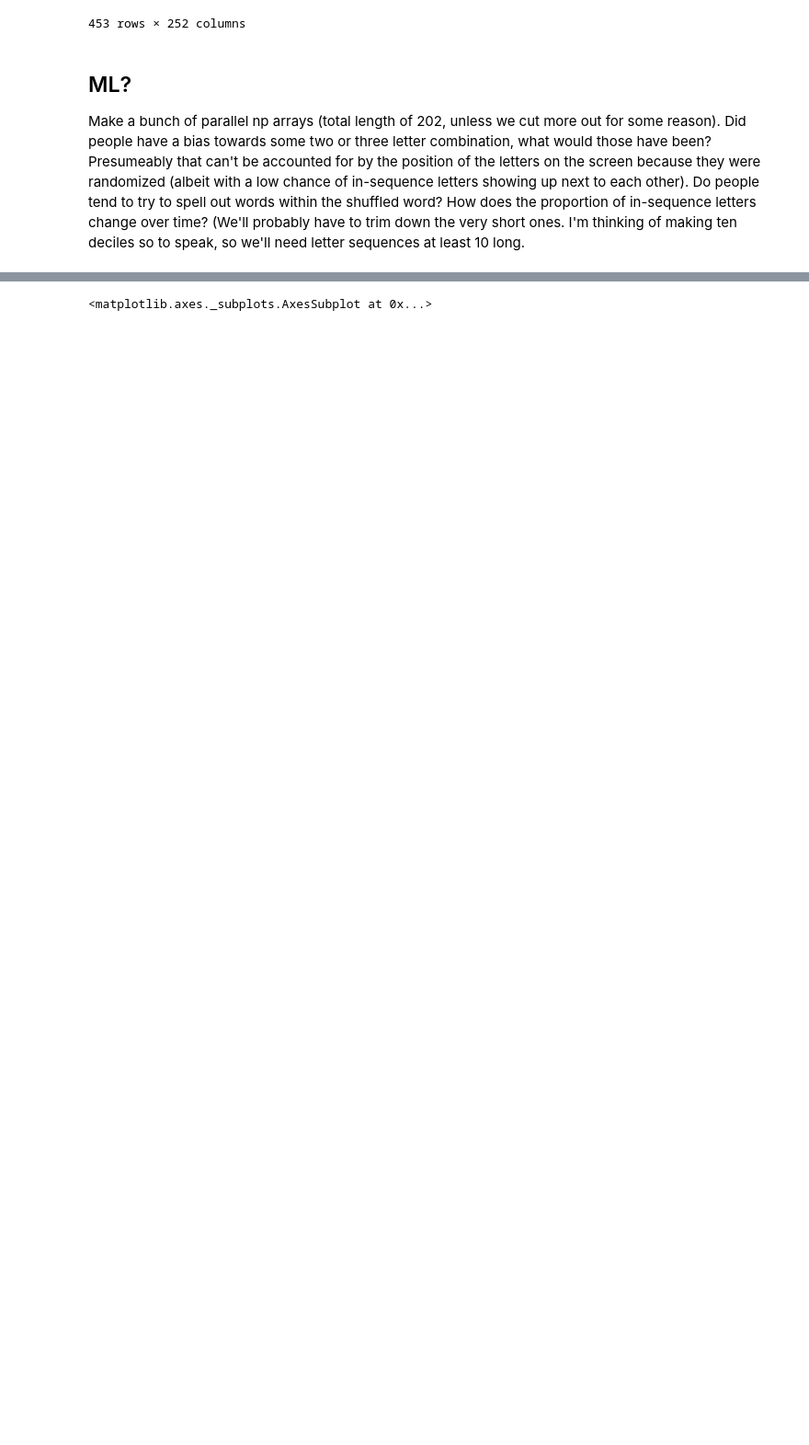
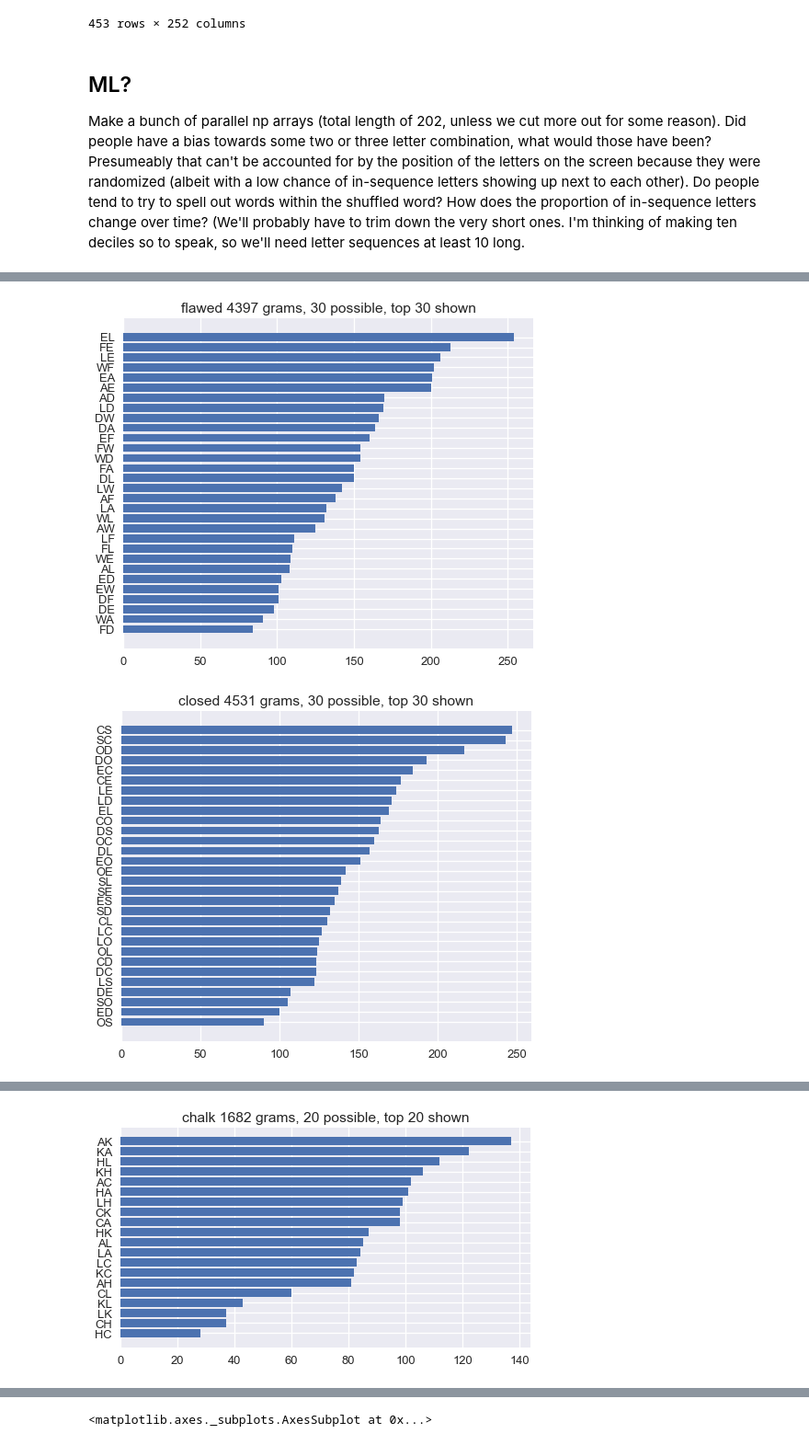
Before and after one commit to jessebmurray/eyetracking, a Jupyter notebook: par_data_total.ipynb, the cells around one changed output, grey strips where cells are left out. Shown at 92% size. Cells and saved outputs as stored; diff of their text form; code cells hidden in the pictures; blank space fills up the shorter version.

```diff
--- a/par_data_total.ipynb
+++ b/par_data_total.ipynb
@@ -790,12 +758,0 @@ for i in range(len(total_word_list)):
-# %%
-for i in range(len(total_word_list)):
-    ordering = list(np.argsort(np.array(possible_bigram_counts_for_words[i])))
-    possible_bigrams_for_words[i] = [possible_bigrams_for_words[i][index] for index in ordering]
-    possible_bigram_counts_for_words[i] = [possible_bigram_counts_for_words[i][index] for index in ordering]
-# %%
-
-for i in range(len(possible_bigram_counts_for_words)):
-    plt.figure(figsize=(16,8))
-    plt.title(str.lower(total_word_list[i]) + ' ' + str(total_bigram_counts[i]) + ' ' + 'bigrams')
-    plt.bar(possible_bigrams_for_words[i], possible_bigram_counts_for_words[i])
-    plt.show()
@@ -814,0 +759,4 @@ for i in range(len(possible_bigram_counts_for_words)):
+# %%
+X_seqlengths = np.zeros(len(sequence_list_letter))
+for i in range(len(sequence_list_letter)):
+    X_seqlengths[i] = len(sequence_list_letter[i][1])
@@ -814,0 +842,19 @@ for i in range(len(possible_bigram_counts_for_words)):
+# %%
+def plot_top_grams(n_grams, top_amount=None):
+    if top_amount is None:
+        show_all = True
+    possible_grams, possible_gram_counts, total_gram_counts = make_grams(n_grams)
+    for i in range(len(possible_grams)):
+        if show_all:
+            top_amount = len(possible_grams[i])
+        plt.figure(figsize=(8, top_amount * 0.22))
+        plt.barh(possible_grams[i][- top_amount:], \
+                possible_gram_counts[i][- top_amount:])
+        plt.title(str.lower(total_word_list[i]) + ' ' + str(total_gram_counts[i]) + ' ' + 'grams' \
+                  + ', ' + str(len(possible_grams[i])) + ' possible, top ' + str(top_amount) + ' shown')
+        plt.show()
+# %%
+plot_top_grams(n_grams=2)
+# %% [output]
+[figure, added]
+[figure, added]
@@ -814,0 +867 @@ for i in range(len(possible_bigram_counts_for_words)):
+[figure, added]
```
Also changed, not shown: parts of 26 cells of this notebook.
